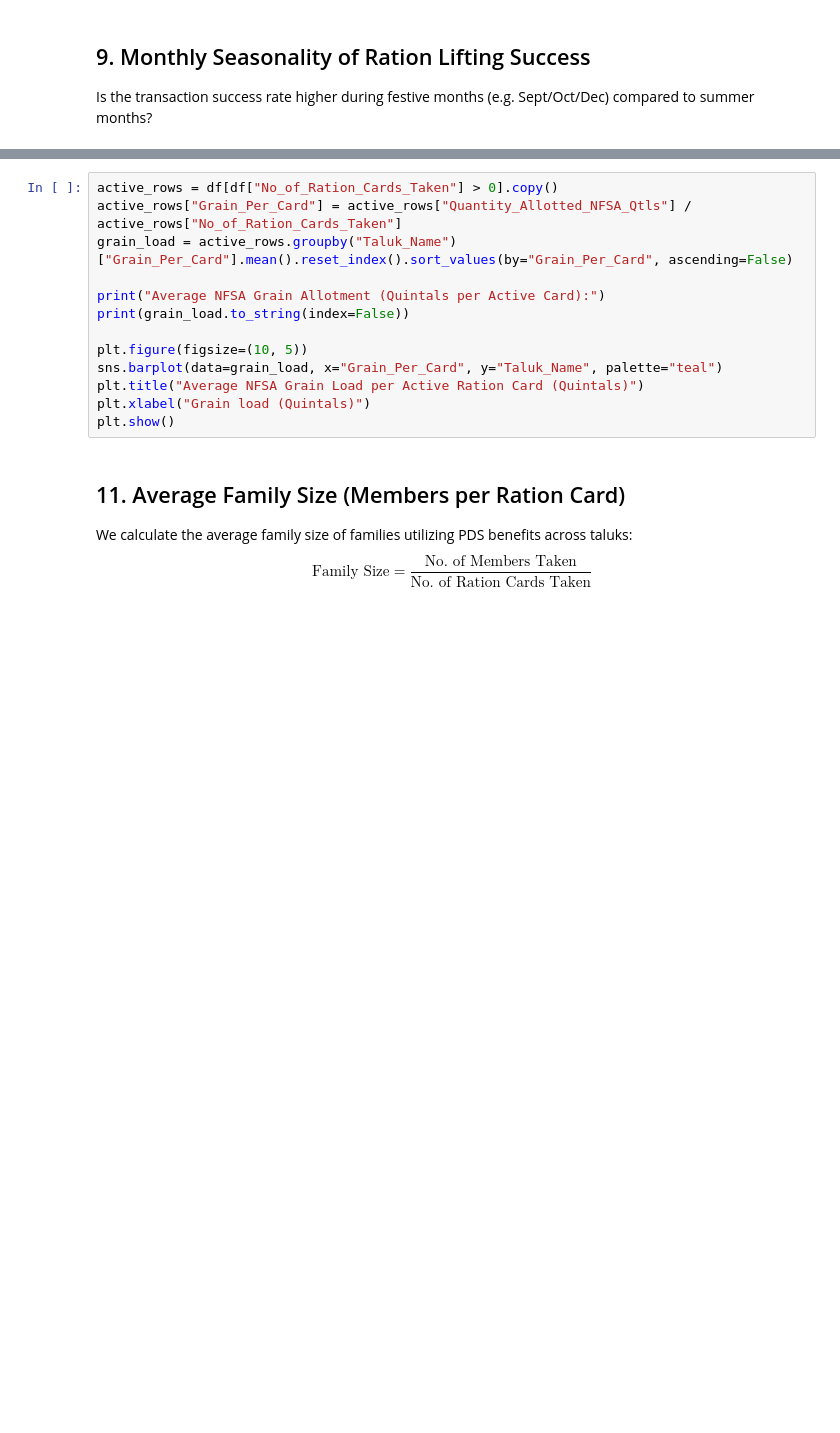
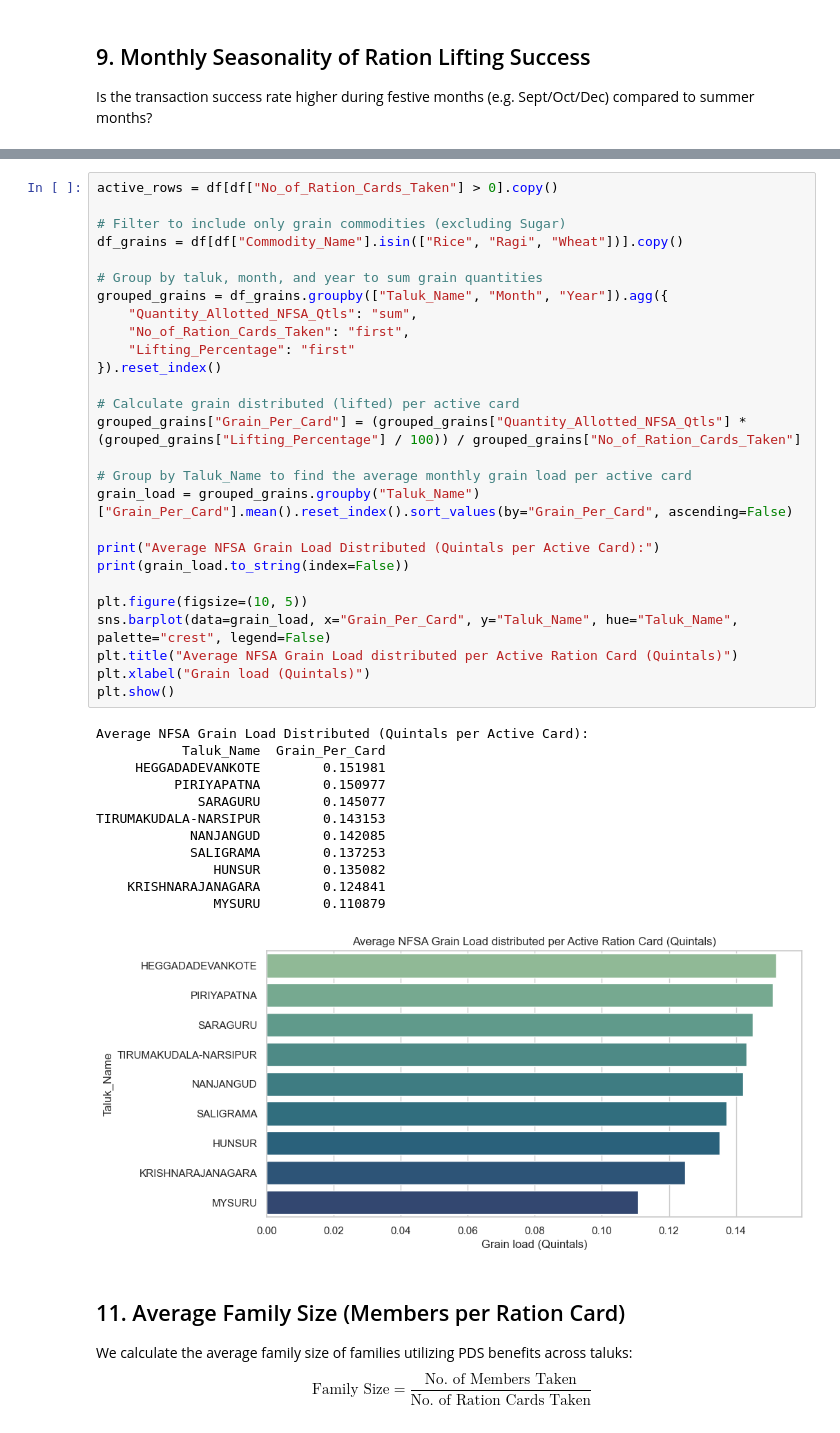
Before and after one commit to jeevanms003/Mysuru-PDS-Data-Mining, a Jupyter notebook: mysuru_ration_analysis.ipynb, the cells around one changed output, grey strips where cells are left out. Saved outputs shown, nothing was run; the diff lists cells and outputs as text; blank space fills up the shorter version.

Commit message:
fix(fact-10): correct grain load distributed per active card and run all cells

```diff
--- a/mysuru_ration_analysis.ipynb
+++ b/mysuru_ration_analysis.ipynb
@@ -157,16 +267,43 @@ $$\text{Grain per Card} = \frac{\text{Quantity Allotted NFSA}}{\text{No. of Rati
 # %%
 active_rows = df[df["No_of_Ration_Cards_Taken"] > 0].copy()
-active_rows["Grain_Per_Card"] = active_rows["Quantity_Allotted_NFSA_Qtls"] / active_rows["No_of_Ration_Cards_Taken"]
-grain_load = active_rows.groupby("Taluk_Name")["Grain_Per_Card"].mean().reset_index().sort_values(by="Grain_Per_Card", ascending=False)
 
-print("Average NFSA Grain Allotment (Quintals per Active Card):")
+# Filter to include only grain commodities (excluding Sugar)
+df_grains = df[df["Commodity_Name"].isin(["Rice", "Ragi", "Wheat"])].copy()
+
+# Group by taluk, month, and year to sum grain quantities
+grouped_grains = df_grains.groupby(["Taluk_Name", "Month", "Year"]).agg({
+    "Quantity_Allotted_NFSA_Qtls": "sum",
+    "No_of_Ration_Cards_Taken": "first",
+    "Lifting_Percentage": "first"
+}).reset_index()
+
+# Calculate grain distributed (lifted) per active card
+grouped_grains["Grain_Per_Card"] = (grouped_grains["Quantity_Allotted_NFSA_Qtls"] * (grouped_grains["Lifting_Percentage"] / 100)) / grouped_grains["No_of_Ration_Cards_Taken"]
+
+# Group by Taluk_Name to find the average monthly grain load per active card
+grain_load = grouped_grains.groupby("Taluk_Name")["Grain_Per_Card"].mean().reset_index().sort_values(by="Grain_Per_Card", ascending=False)
+
+print("Average NFSA Grain Load Distributed (Quintals per Active Card):")
 print(grain_load.to_string(index=False))
 
 plt.figure(figsize=(10, 5))
-sns.barplot(data=grain_load, x="Grain_Per_Card", y="Taluk_Name", palette="teal")
-plt.title("Average NFSA Grain Load per Active Ration Card (Quintals)")
+sns.barplot(data=grain_load, x="Grain_Per_Card", y="Taluk_Name", hue="Taluk_Name", palette="crest", legend=False)
+plt.title("Average NFSA Grain Load distributed per Active Ration Card (Quintals)")
 plt.xlabel("Grain load (Quintals)")
 plt.show()
+# %% [output]
+Average NFSA Grain Load Distributed (Quintals per Active Card):
+           Taluk_Name  Grain_Per_Card
+     HEGGADADEVANKOTE        0.151981
+          PIRIYAPATNA        0.150977
+             SARAGURU        0.145077
+TIRUMAKUDALA-NARSIPUR        0.143153
+            NANJANGUD        0.142085
+            SALIGRAMA        0.137253
+               HUNSUR        0.135082
+    KRISHNARAJANAGARA        0.124841
+               MYSURU        0.110879
+[figure, added]
 # %% [markdown]
 ## 11. Average Family Size (Members per Ration Card)
 We calculate the average family size of families utilizing PDS benefits across taluks:
```
Also changed, not shown: parts of 16 cells of this notebook.
